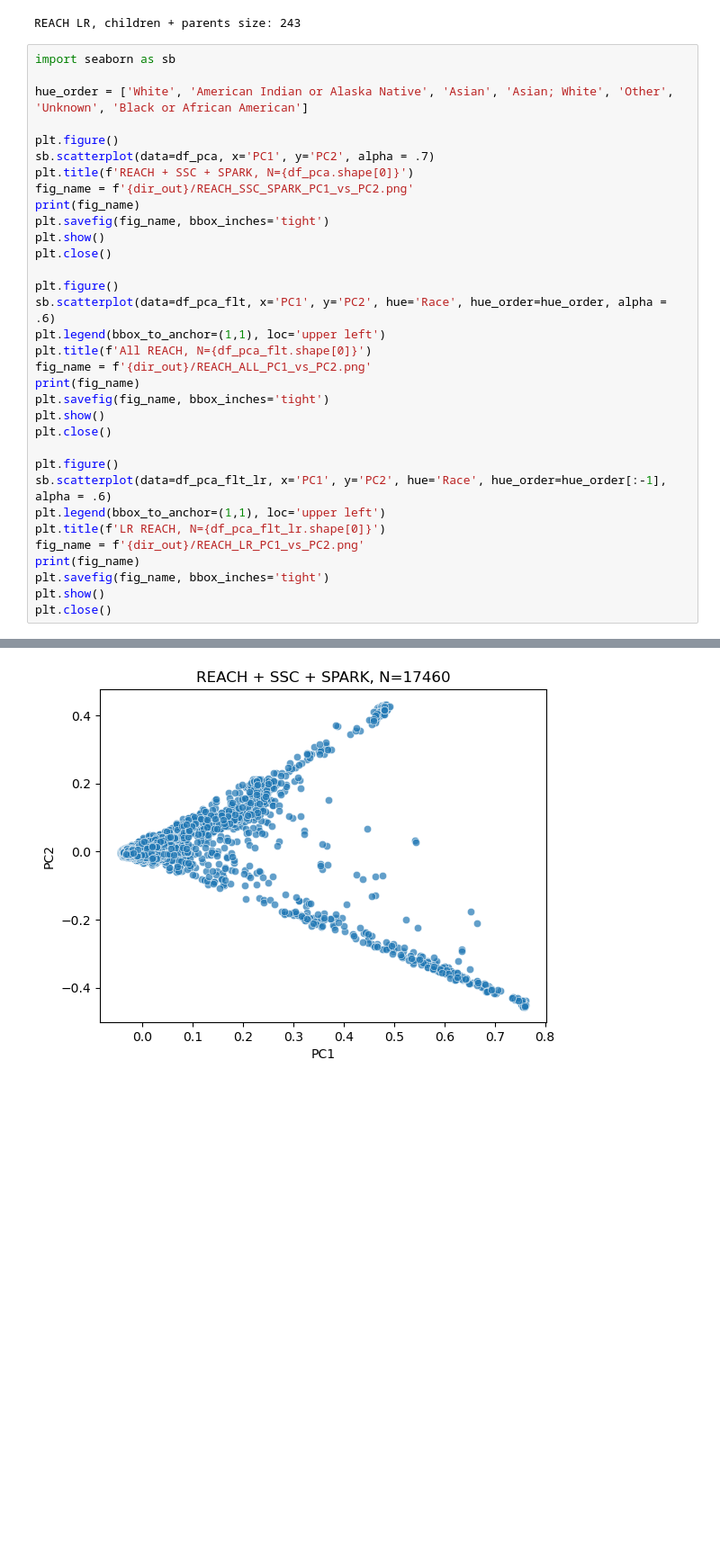
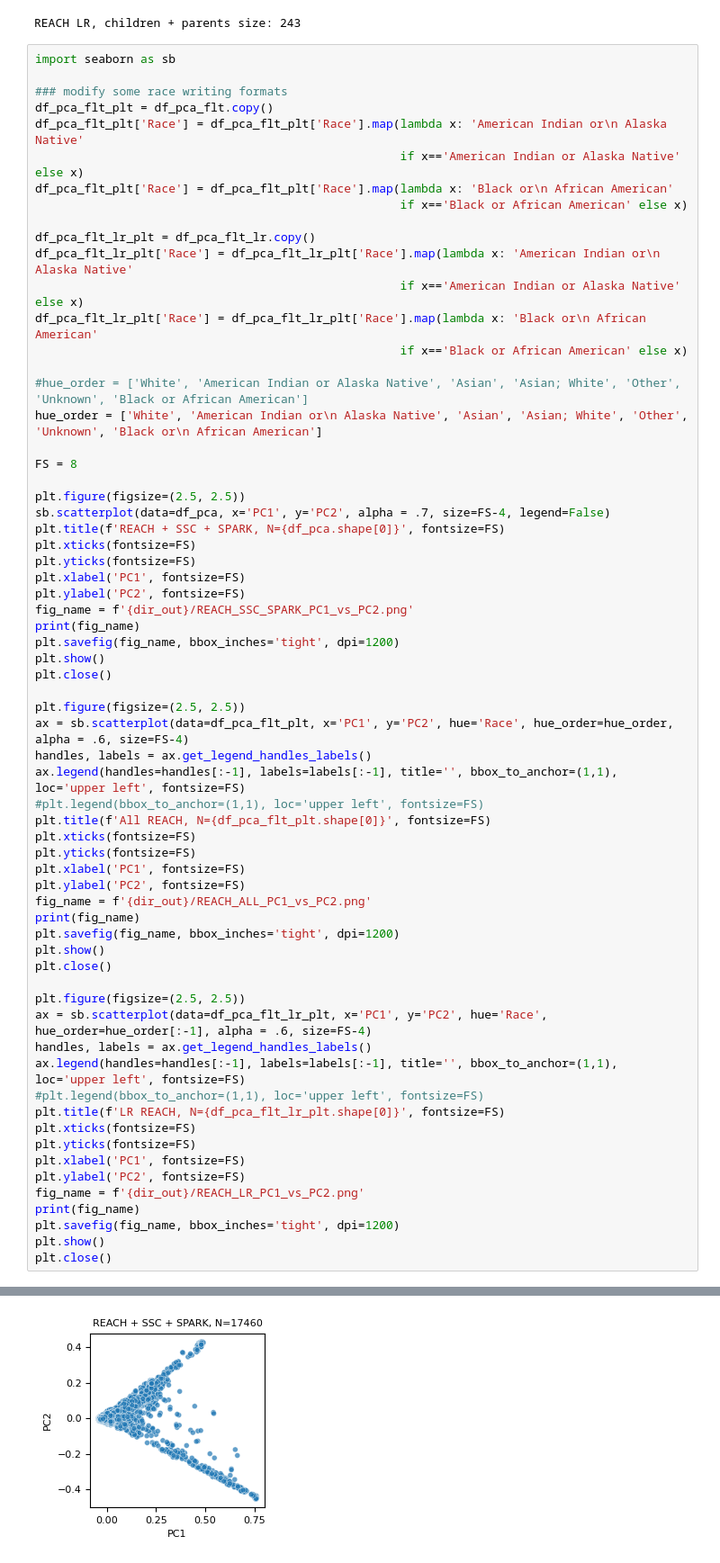
Before and after one commit to mldmort/Mortazavi25_ASD, a Jupyter notebook: SVs/plot_svs.ipynb, the cells around one changed output, grey strips where cells are left out. Shown at 90% size. Saved outputs shown, nothing was run; the diff lists cells and outputs as text; blank space fills up the shorter version.

```diff
--- a/SVs/plot_svs.ipynb
+++ b/SVs/plot_svs.ipynb
@@ -634,37 +642,69 @@ REACH LR, children + parents size: 243
 # %%
 import seaborn as sb
 
-hue_order = ['White', 'American Indian or Alaska Native', 'Asian', 'Asian; White', 'Other', 'Unknown', 'Black or African American']
+### modify some race writing formats
+df_pca_flt_plt = df_pca_flt.copy()
+df_pca_flt_plt['Race'] = df_pca_flt_plt['Race'].map(lambda x: 'American Indian or\n Alaska Native'
+                                                    if x=='American Indian or Alaska Native' else x)
+df_pca_flt_plt['Race'] = df_pca_flt_plt['Race'].map(lambda x: 'Black or\n African American'
+                                                    if x=='Black or African American' else x)
 
-plt.figure()
-sb.scatterplot(data=df_pca, x='PC1', y='PC2', alpha = .7)
-plt.title(f'REACH + SSC + SPARK, N={df_pca.shape[0]}')
+df_pca_flt_lr_plt = df_pca_flt_lr.copy()
+df_pca_flt_lr_plt['Race'] = df_pca_flt_lr_plt['Race'].map(lambda x: 'American Indian or\n Alaska Native'
+                                                    if x=='American Indian or Alaska Native' else x)
+df_pca_flt_lr_plt['Race'] = df_pca_flt_lr_plt['Race'].map(lambda x: 'Black or\n African American'
+                                                    if x=='Black or African American' else x)
+
+#hue_order = ['White', 'American Indian or Alaska Native', 'Asian', 'Asian; White', 'Other', 'Unknown', 'Black or African American']
+hue_order = ['White', 'American Indian or\n Alaska Native', 'Asian', 'Asian; White', 'Other', 'Unknown', 'Black or\n African American']
+
+FS = 8
+
+plt.figure(figsize=(2.5, 2.5))
+sb.scatterplot(data=df_pca, x='PC1', y='PC2', alpha = .7, size=FS-4, legend=False)
+plt.title(f'REACH + SSC + SPARK, N={df_pca.shape[0]}', fontsize=FS)
+plt.xticks(fontsize=FS)
+plt.yticks(fontsize=FS)
+plt.xlabel('PC1', fontsize=FS)
+plt.ylabel('PC2', fontsize=FS)
 fig_name = f'{dir_out}/REACH_SSC_SPARK_PC1_vs_PC2.png'
 print(fig_name)
-plt.savefig(fig_name, bbox_inches='tight')
+plt.savefig(fig_name, bbox_inches='tight', dpi=1200)
 plt.show()
 plt.close()
 
-plt.figure()
-sb.scatterplot(data=df_pca_flt, x='PC1', y='PC2', hue='Race', hue_order=hue_order, alpha = .6)
-plt.legend(bbox_to_anchor=(1,1), loc='upper left')
-plt.title(f'All REACH, N={df_pca_flt.shape[0]}')
+plt.figure(figsize=(2.5, 2.5))
+ax = sb.scatterplot(data=df_pca_flt_plt, x='PC1', y='PC2', hue='Race', hue_order=hue_order, alpha = .6, size=FS-4)
+handles, labels = ax.get_legend_handles_labels()
+ax.legend(handles=handles[:-1], labels=labels[:-1], title='', bbox_to_anchor=(1,1), loc='upper left', fontsize=FS)
+#plt.legend(bbox_to_anchor=(1,1), loc='upper left', fontsize=FS)
+plt.title(f'All REACH, N={df_pca_flt_plt.shape[0]}', fontsize=FS)
+plt.xticks(fontsize=FS)
+plt.yticks(fontsize=FS)
+plt.xlabel('PC1', fontsize=FS)
+plt.ylabel('PC2', fontsize=FS)
 fig_name = f'{dir_out}/REACH_ALL_PC1_vs_PC2.png'
 print(fig_name)
-plt.savefig(fig_name, bbox_inches='tight')
+plt.savefig(fig_name, bbox_inches='tight', dpi=1200)
 plt.show()
 plt.close()
 
-plt.figure()
-sb.scatterplot(data=df_pca_flt_lr, x='PC1', y='PC2', hue='Race', hue_order=hue_order[:-1], alpha = .6)
-plt.legend(bbox_to_anchor=(1,1), loc='upper left')
-plt.title(f'LR REACH, N={df_pca_flt_lr.shape[0]}')
+plt.figure(figsize=(2.5, 2.5))
+ax = sb.scatterplot(data=df_pca_flt_lr_plt, x='PC1', y='PC2', hue='Race', hue_order=hue_order[:-1], alpha = .6, size=FS-4)
+handles, labels = ax.get_legend_handles_labels()
+ax.legend(handles=handles[:-1], labels=labels[:-1], title='', bbox_to_anchor=(1,1), loc='upper left', fontsize=FS)
+#plt.legend(bbox_to_anchor=(1,1), loc='upper left', fontsize=FS)
+plt.title(f'LR REACH, N={df_pca_flt_lr_plt.shape[0]}', fontsize=FS)
+plt.xticks(fontsize=FS)
+plt.yticks(fontsize=FS)
+plt.xlabel('PC1', fontsize=FS)
+plt.ylabel('PC2', fontsize=FS)
 fig_name = f'{dir_out}/REACH_LR_PC1_vs_PC2.png'
 print(fig_name)
-plt.savefig(fig_name, bbox_inches='tight')
+plt.savefig(fig_name, bbox_inches='tight', dpi=1200)
 plt.show()
 plt.close()
 # %% [output]
 plots//REACH_SSC_SPARK_PC1_vs_PC2.png
-[figure, old version]
+[figure, new version]
 plots//REACH_ALL_PC1_vs_PC2.png
```
Also changed, not shown: parts of 3 cells of this notebook, 11 other files.
